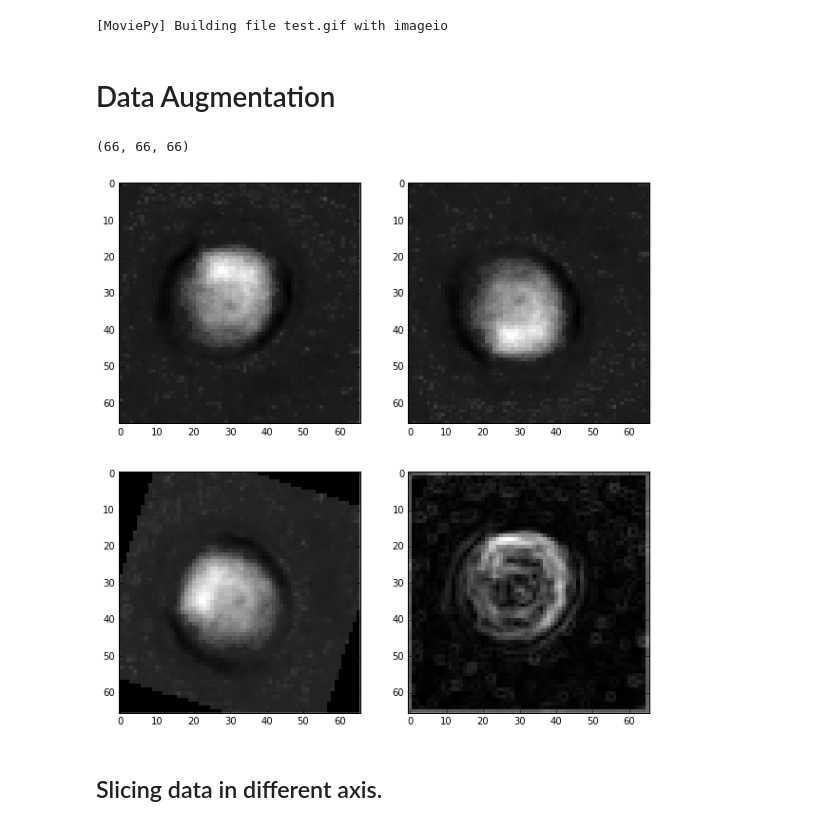
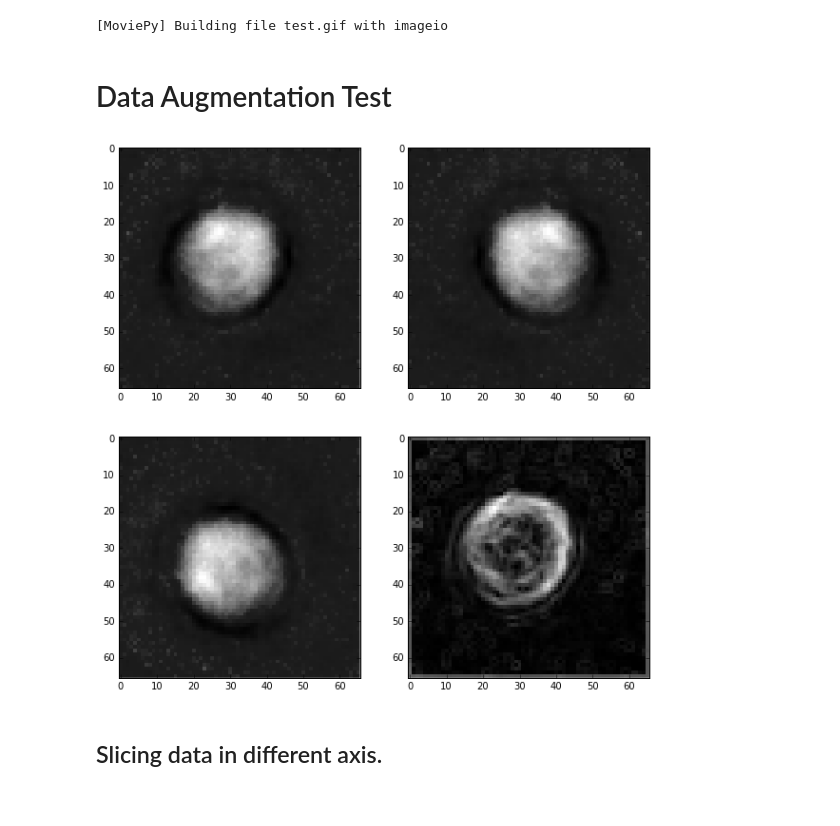
Before and after one commit to dansuh17/bcelltcell, a Jupyter notebook: wbc_test.ipynb, the cells around one changed output. Drawn from its saved outputs; the diff is of its cells as text; code cells hidden in the pictures.

Commit message:
Added data augmentation.

```diff
--- a/wbc_test.ipynb
+++ b/wbc_test.ipynb
@@ -88,7 +76,7 @@ def normalize(img_array):
 
     multiplier = 1 / (max_val - min_val)
 
-    return img_array * multiplier
+    return np.array(img_array) * multiplier
 # %% [markdown]
 ## Showing Image Test
 # %%
@@ -112,34 +100,33 @@ with h5py.File('dataset.h5', 'r') as hf:
 # %% [output]
 [MoviePy] Building file test.gif with imageio
 # %% [markdown]
-# Data Augmentation
+# Data Augmentation Test
 # %%
 with h5py.File('dataset.h5', 'r') as hf:
     this_sample = normalize(np.array(hf['232']['data']))
-    this_slice = this_sample[24]  # original
+    this_slice = this_sample[25]  # original
 
     # flipped slice
-    flipped_slice = np.flipud(this_slice)  # flip!
-    rotated_slice = ndimage.rotate(this_slice, 72, reshape=False) # rotate!
+    flipped_slice = np.fliplr(this_slice)  # flip!
+    rotated_slice = ndimage.rotate(this_slice, 90, reshape=False) # rotate!
 
     # edge-detection
     sob_x = ndimage.sobel(this_slice, axis=1, mode='constant')
     sob_y = ndimage.sobel(this_slice, axis=0, mode='constant')
     sob = np.hypot(sob_x, sob_y)
     sample_other_dim = normalize(np.array(hf['232']['data']))
 
     # now plot them
     plt.figure(figsize=(10,10))
     plt.subplot(221)
     plt.imshow(this_slice) # original
     plt.subplot(222)
     plt.imshow(flipped_slice)  # flipped
     plt.subplot(223)
     plt.imshow(rotated_slice)  # rotate
     plt.subplot(224)
     plt.imshow(sob)  # edge-detected
 # %% [output]
-(66, 66, 66)
-[figure, old version]
+[figure, new version]
 # %% [markdown]
 ## Slicing data in different axis.
```
Also changed, not shown: parts of 8 cells of this notebook.
